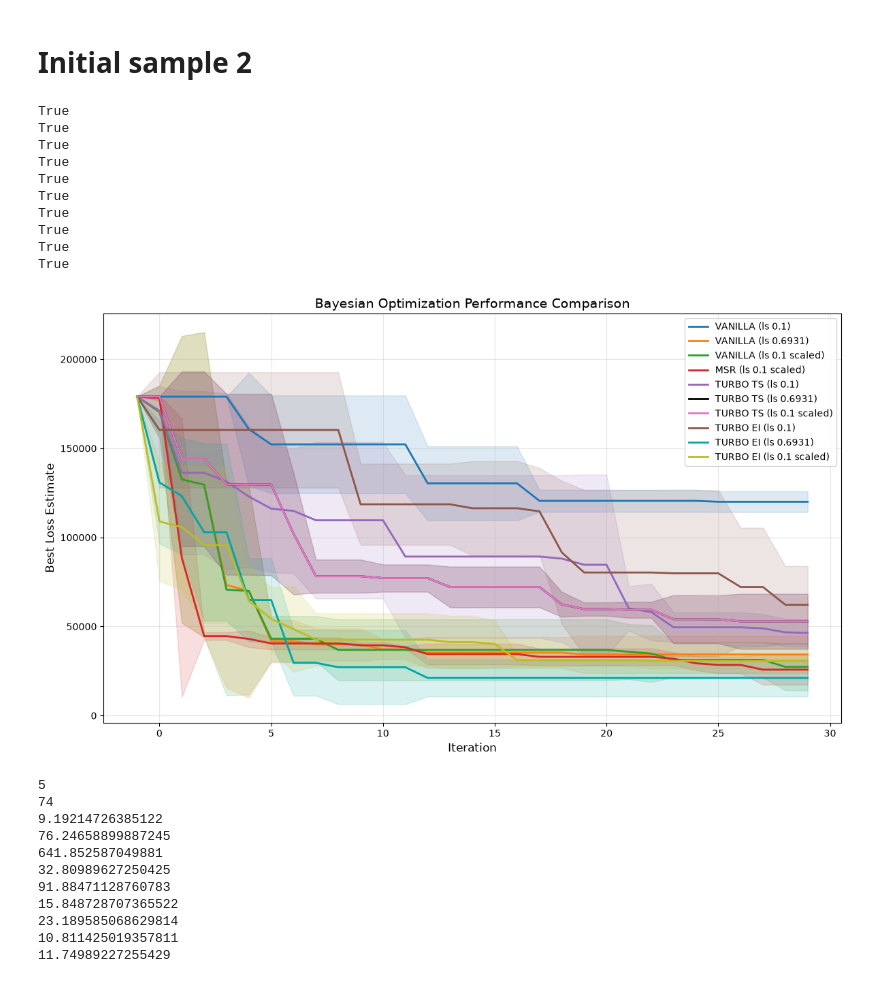
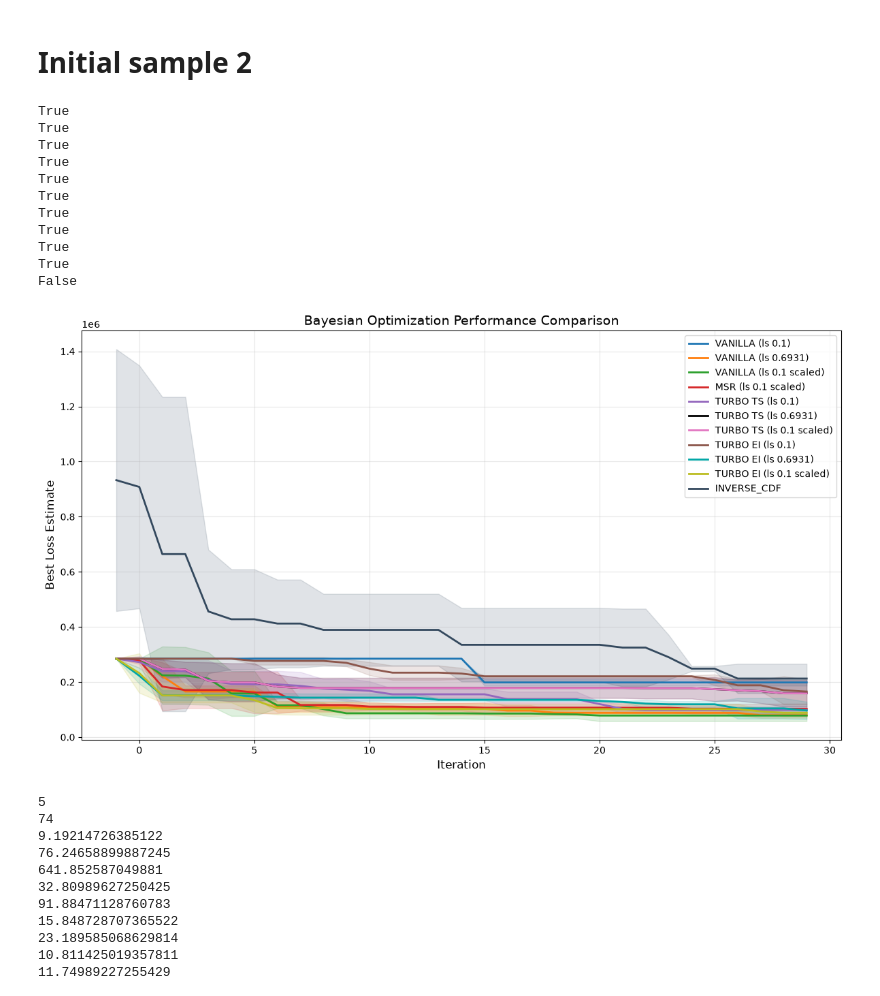
Before and after one commit to soheil-housni/Bayesian-Optimization-for-Traffic-Signal-Green-Time-Calibration, a Jupyter notebook: plots.ipynb, the cells around one changed output. Cells and saved outputs as stored; diff of their text form; code cells hidden in the pictures.

```diff
--- a/plots.ipynb
+++ b/plots.ipynb
@@ -249,19 +266,21 @@ versions=["VANILLA (ls 0.1)",
           "TURBO TS (ls 0.1 scaled)",
           "TURBO EI (ls 0.1)",
           "TURBO EI (ls 0.6931)",
-          "TURBO EI (ls 0.1 scaled)"]
+          "TURBO EI (ls 0.1 scaled)",
+          "INVERSE_CDF"]
 
 paths=[
-    "./BO_output/final_archives/BO_df_VANILLA_ls_0.1",
-    "./BO_output/final_archives/BO_df_VANILLA_ls_0.6931",
-    "./BO_output/final_archives/BO_df_VANILLA_ls_0.1scaled",
-    "./BO_output/final_archives/BO_df_MSR_ls_0.1scaled",
-    "./BO_output/final_archives/turbo_tr_0_ls_0.1",
-    "./BO_output/final_archives/turbo_tr_0_ls_0.6931",
-    "./BO_output/final_archives/turbo_tr_0_ls_0.1scaled",
-    "./BO_output/final_archives/turbo_tr_0_ls_0.1",
-    "./BO_output/final_archives/turbo_tr_0_ls_0.6931",
-    "./BO_output/final_archives/turbo_tr_0_ls_0.1scaled",
+    "./final_BO_output/BO_df_VANILLA_ls_0.1",
+    "./final_BO_output/BO_df_VANILLA_ls_0.6931",
+    "./final_BO_output/BO_df_VANILLA_ls_0.1scaled",
+    "./final_BO_output/BO_df_MSR_ls_0.1scaled",
+    "./final_BO_output/turbo_tr_0_ls_0.1",
+    "./final_BO_output/turbo_tr_0_ls_0.6931",
+    "./final_BO_output/turbo_tr_0_ls_0.1scaled",
+    "./final_BO_output/turbo_tr_0_ls_0.1",
+    "./final_BO_output/turbo_tr_0_ls_0.6931",
+    "./final_BO_output/turbo_tr_0_ls_0.1scaled",
+    "./inverse_cdf_final_output/inverse_cdf_df"
 
 
 ]
@@ -277,6 +296,7 @@ colors = [
     "#8c564b",  # brown
     "#00a6a6",  # teal
     "#bcbd22",  # olive
+    "#34495e"
 ]
 
 
@@ -288,6 +308,12 @@ def gp_plot(version, path, color):
             bo_df=pd.read_csv(f"{path}_is2_ei_rs_{rs}_training.csv")
         elif "TURBO" in version:
             bo_df=pd.read_csv(f"{path}_is2_rs_{rs}_training.csv")
+
+        elif "CDF" in version:
+            bo_df=pd.read_csv(f"{path}_rs{rs}")
+            bo_df=bo_df[14:]
+            bo_df["iter"]=np.arange(-1,30)
+
         else:
             bo_df=pd.read_csv(f"{path}_is2_restart{rs}.csv")
 
@@ -324,34 +350,35 @@ def gp_plot(version, path, color):
         (best_df_all["min_loss_mean"] -  best_df_all["min_loss_std"]),
         (best_df_all["min_loss_mean"] +  best_df_all["min_loss_std"]),
         color=color,
         alpha=0.15
     )
 
 
 plt.figure(figsize=(12, 7))
 
 for version, path, color in zip(versions, paths, colors):
     gp_plot(version, path, color)
 
 plt.xlabel("Iteration", fontsize=12)
 plt.ylabel("Best Loss Estimate", fontsize=12)
 plt.title("Bayesian Optimization Performance Comparison", fontsize=14)
 plt.legend(fontsize=10)
 plt.grid(alpha=0.3)
 plt.tight_layout()
 plt.show()
 # %% [output]
 True
 True
 True
 True
 True
 True
 True
 True
 True
 True
+False
-[figure, old version]
+[figure, new version]
 # %%
 additional_gt_xml="./Ingolstadt Network/additional_gt.xml"
 net_xml="./Ingolstadt Network/ingolstadt.net.xml"
```
Also changed, not shown: parts of 2 cells of this notebook, 19 other files.
